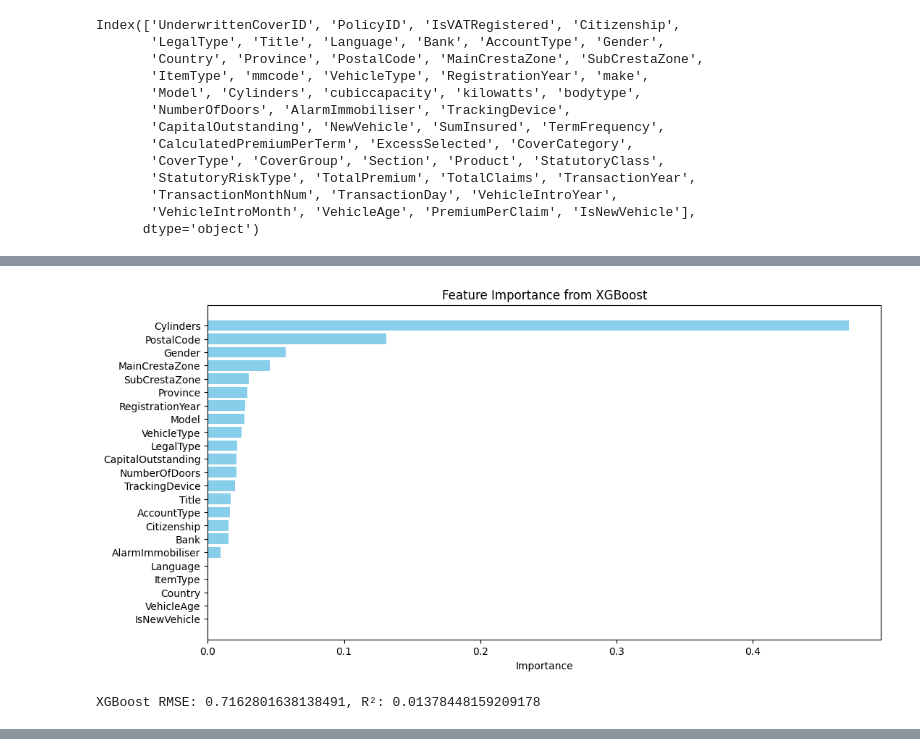
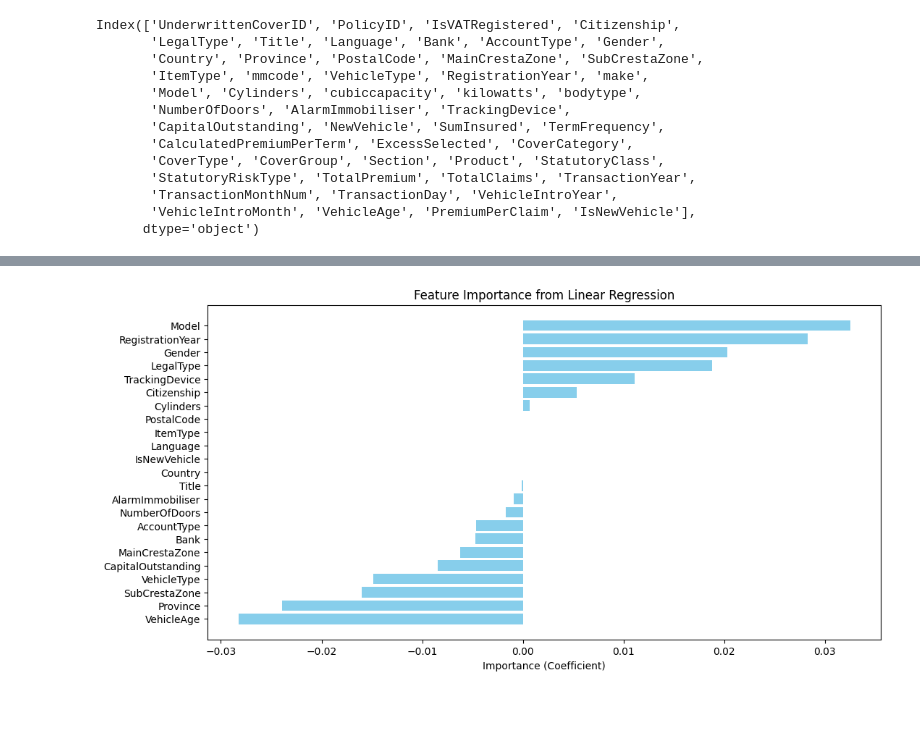
Before and after one commit to Marta233/Insurance_Claim_Analysis, a Jupyter notebook: notebook/Modeling.ipynb, the cells around one changed output, grey strips where cells are left out. Drawn from its saved outputs; the diff is of its cells as text; code cells hidden in the pictures; blank space fills up the shorter version.

```diff
--- a/notebook/Modeling.ipynb
+++ b/notebook/Modeling.ipynb
@@ -169,8 +135,6 @@ Not enough data for PostalCode 6655.0. Skipping.
 # model2.plot_predictions_vs_actuals_all(model_dict)
 # model2.plot_residuals_all(model_dict)
 # model2.plot_feature_importance_all(model_dict, df.drop(['TotalClaims', 'PostalCode'], axis=1).columns)
-# %%
-model.run_models()
-# %% [output]
-[figure, removed]
-XGBoost RMSE: 0.7162801638138491, R²: 0.01378448159209178
+# %%
+model.run_linear_regression()  # Run Linear Regression
+# %% [output]
@@ -176,0 +143 @@ XGBoost RMSE: 0.7162801638138491, R²: 0.01378448159209178
+[figure, added]
```
Also changed, not shown: parts of 7 cells of this notebook, 1 other file.
